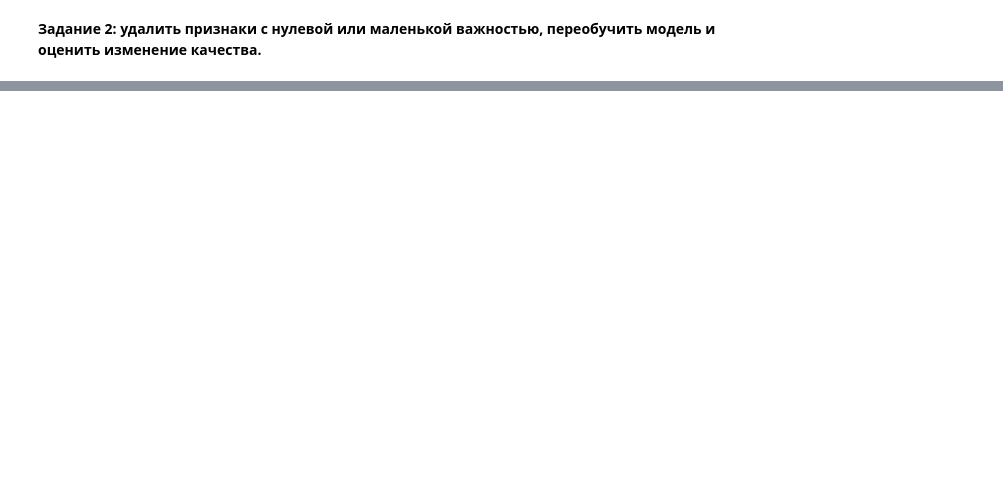
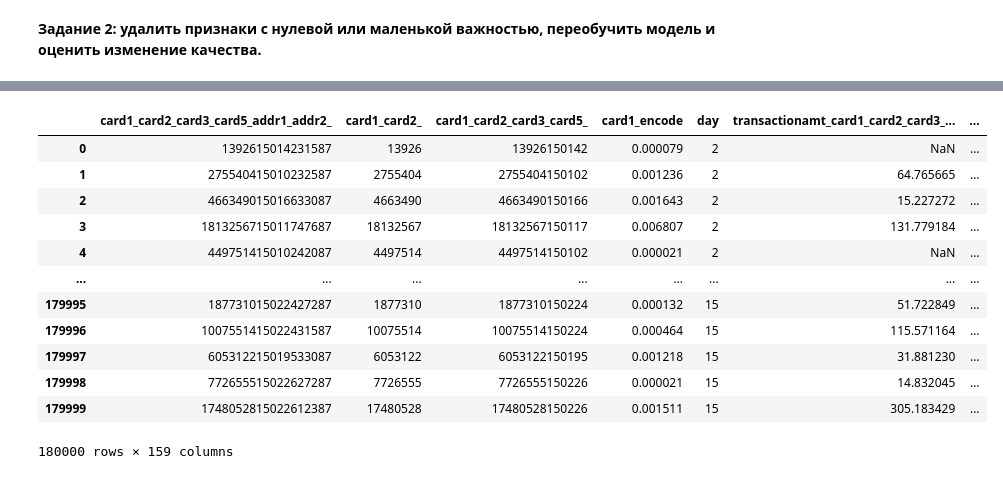
Before and after one commit to AndreyU123/Sports_data_analysis_Kaggle_Platform, a Jupyter notebook: Lesson6/Ukladnikov_Andrey_Lesson6.ipynb, the cells around one changed output, grey strips where cells are left out. Drawn from its saved outputs; the diff is of its cells as text; code cells hidden in the pictures; blank space fills up the shorter version.

```diff
--- a/Lesson6/Ukladnikov_Andrey_Lesson6.ipynb
+++ b/Lesson6/Ukladnikov_Andrey_Lesson6.ipynb
@@ -557,0 +559,4 @@ Text(0.5, 1.0, 'Внутренний способ для оценки важно
+# %%
+mask=(initial_features_importance_data.MEAN >= initial_features_importance_data.MEAN.max()/100)
+# %%
+features_importance_data=initial_features_importance_data[mask].sort_values(by="MEAN",ascending=False)
@@ -557,0 +579,18 @@ Text(0.5, 1.0, 'Внутренний способ для оценки важно
+# %%
+train1=pd.DataFrame(train,columns=features_importance_data.index)
+# %%
+train1
+# %% [output]
+|  | card1_card2_card3_card5_addr1_addr2_ | card1_card2_ | card1_card2_card3_card5_ | card1_encode | day | transactionamt_card1_card2_card3_... | ... |
+| 0 | 1392615014231587 | 13926 | 13926150142 | 0.000079 | 2 | NaN | ... |
+| 1 | 275540415010232587 | 2755404 | 2755404150102 | 0.001236 | 2 | 64.765665 | ... |
+| 2 | 466349015016633087 | 4663490 | 4663490150166 | 0.001643 | 2 | 15.227272 | ... |
+| 3 | 1813256715011747687 | 18132567 | 18132567150117 | 0.006807 | 2 | 131.779184 | ... |
+| 4 | 449751415010242087 | 4497514 | 4497514150102 | 0.000021 | 2 | NaN | ... |
+| ... | ... | ... | ... | ... | ... | ... | ... |
+| 179995 | 187731015022427287 | 1877310 | 1877310150224 | 0.000132 | 15 | 51.722849 | ... |
+| 179996 | 1007551415022431587 | 10075514 | 10075514150224 | 0.000464 | 15 | 115.571164 | ... |
+| 179997 | 605312215019533087 | 6053122 | 6053122150195 | 0.001218 | 15 | 31.881230 | ... |
+| 179998 | 772655515022627287 | 7726555 | 7726555150226 | 0.000021 | 15 | 14.832045 | ... |
+| 179999 | 1748052815022612387 | 17480528 | 17480528150226 | 0.001511 | 15 | 305.183429 | ... |
+180000 rows × 159 columns
```
Also changed, not shown: parts of 21 cells of this notebook.
